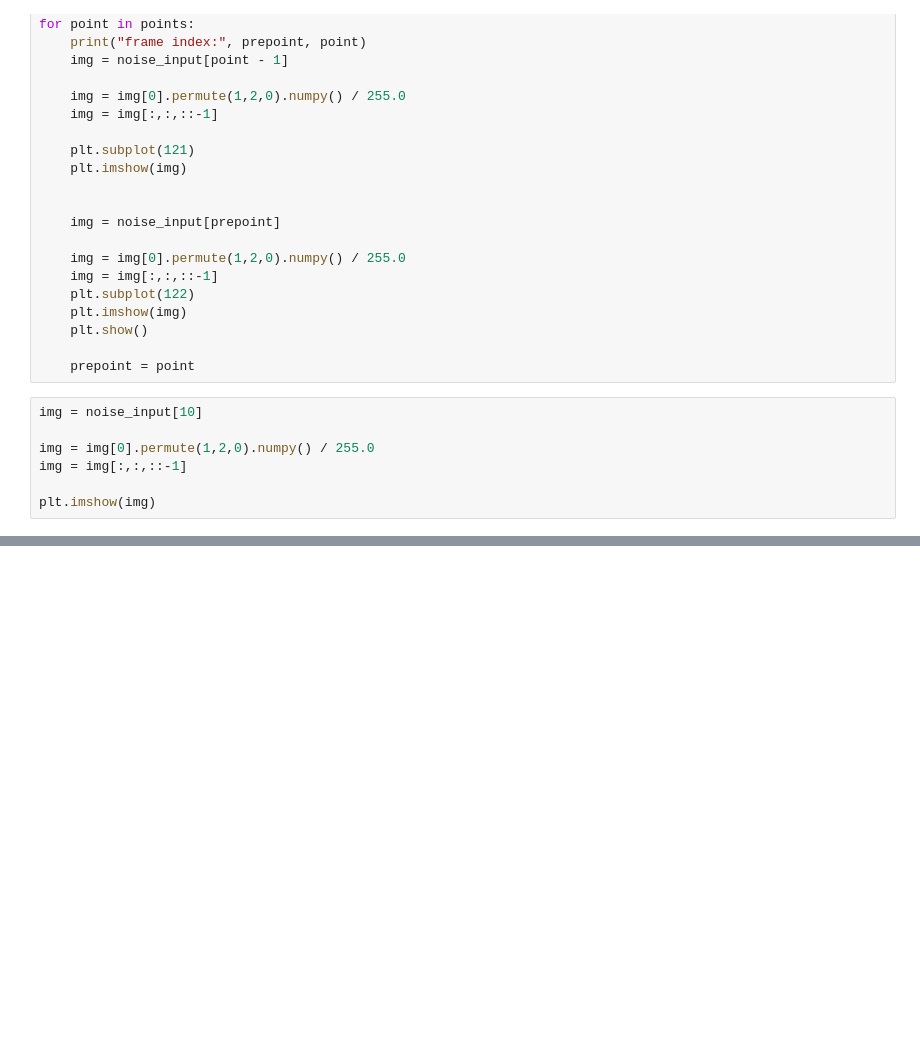
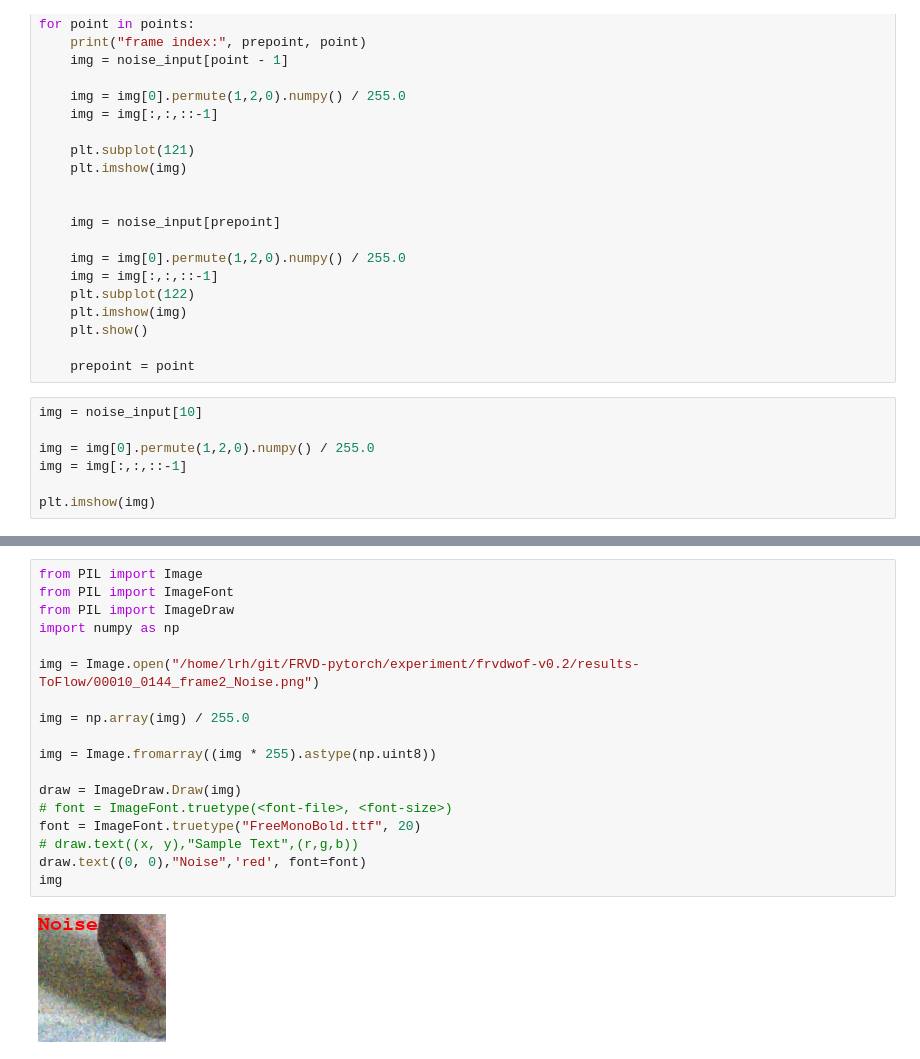
Before and after one commit to selous123/denosing-pytorch, a Jupyter notebook: test_code.ipynb, the cells around one changed output, grey strips where cells are left out. Cells and saved outputs as stored; diff of their text form; blank space fills up the shorter version.

```diff
--- a/test_code.ipynb
+++ b/test_code.ipynb
@@ -587,0 +647,20 @@ tensor([[[[  0.,  18.,  29.,  ...,  43.,  29.,  21.],
+# %%
+from PIL import Image
+from PIL import ImageFont
+from PIL import ImageDraw
+import numpy as np
+
+img = Image.open("/home/lrh/git/FRVD-pytorch/experiment/frvdwof-v0.2/results-ToFlow/00010_0144_frame2_Noise.png")
+
+img = np.array(img) / 255.0
+
+img = Image.fromarray((img * 255).astype(np.uint8))
+
+draw = ImageDraw.Draw(img)
+# font = ImageFont.truetype(<font-file>, <font-size>)
+font = ImageFont.truetype("FreeMonoBold.ttf", 20)
+# draw.text((x, y),"Sample Text",(r,g,b))
+draw.text((0, 0),"Noise",'red', font=font)
+img
+# %% [output]
+[figure, added]
```
Also changed, not shown: parts of 3 cells of this notebook, 6 other files.
